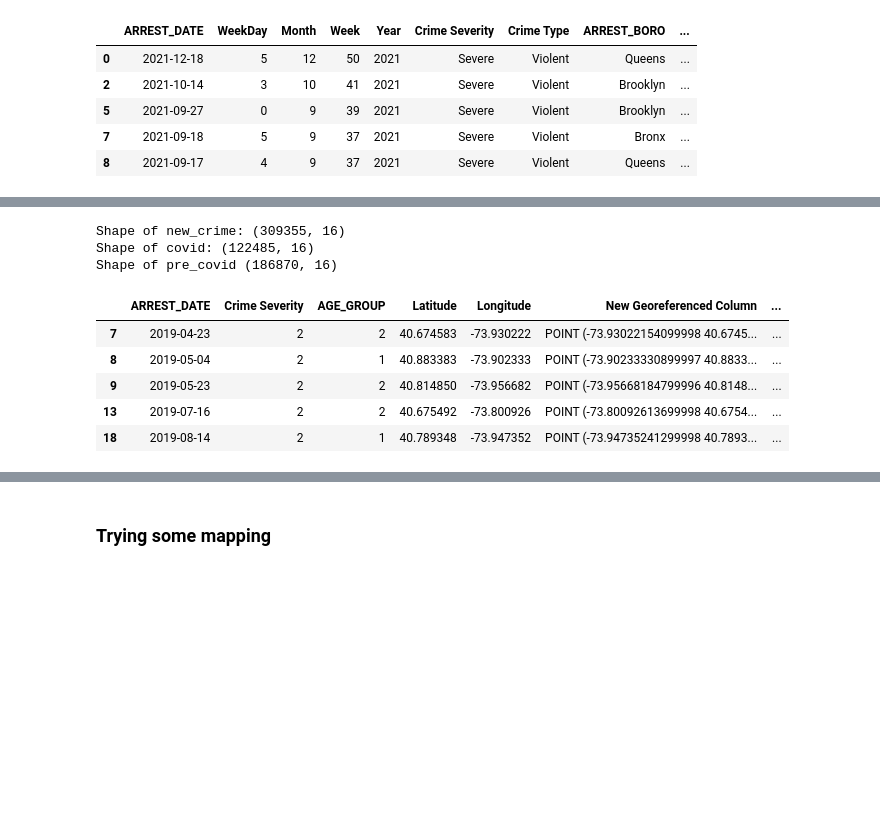
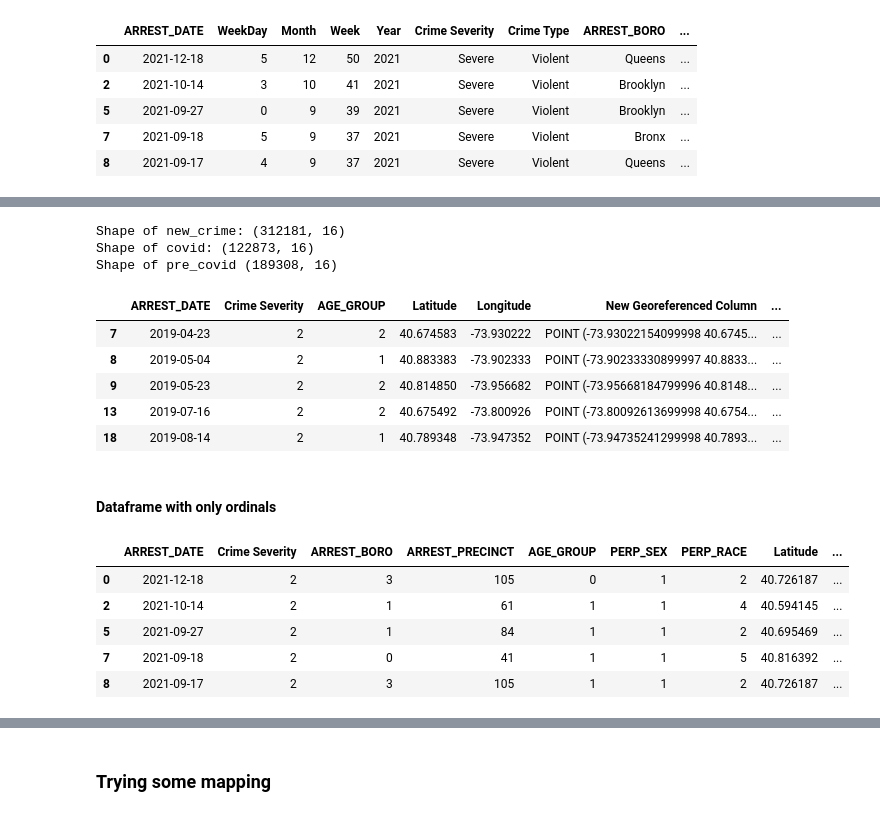
Before and after one commit to MudSnail/MidTerm, a Jupyter notebook: crime_data_preparation_Leah.ipynb, the cells around one changed output, grey strips where cells are left out. Drawn from its saved outputs; the diff is of its cells as text; code cells hidden in the pictures; blank space fills up the shorter version.

```diff
--- a/crime_data_preparation_Leah.ipynb
+++ b/crime_data_preparation_Leah.ipynb
@@ -545,21 +559,27 @@ crime.head()
 # %%
+#Change arrest data order to month/day/year
+crime_db['ARREST_DATE'] = crime_db['ARREST_DATE'].dt.strftime('%m/%d/%Y')
+
+#The above turned it into an onject, turn back to datetime object
+crime_db['ARREST_DATE'] = pd.to_datetime(crime_db['ARREST_DATE'])
+
 #Use ARREST DATE to create 2 DFs and merge for correct periods
-pre_covid = crime.loc[(crime['ARREST_DATE'] >= '2019-03-01') & (crime['ARREST_DATE'] <= '2020-02-28')]
-covid = crime.loc[(crime['ARREST_DATE'] >= '2020-03-01') & (crime['ARREST_DATE'] <= '2021-02-28')]
+pre_covid_db = crime_db.loc[(crime_db['ARREST_DATE'] >= '03/01/2019') & (crime_db['ARREST_DATE'] <= '02/29/2020')]
+covid_db = crime_db.loc[(crime_db['ARREST_DATE'] >= '03/01/2020') & (crime_db['ARREST_DATE'] <= '02/28/2021')]
 
 #Merge
-new_crime = pd.concat([pre_covid, covid], axis = 0)
+new_crime_db = pd.concat([pre_covid_db, covid_db], axis = 0)
 
 #check shape and view
-print("Shape of new_crime:", new_crime.shape)
-print("Shape of covid:", covid.shape)
-print("Shape of pre_covid",pre_covid.shape)
+print("Shape of new_crime:", new_crime_db.shape)
+print("Shape of covid:", covid_db.shape)
+print("Shape of pre_covid",pre_covid_db.shape)
 
-new_crime.head()
+new_crime_db.head()
 # %% [output]
-Shape of new_crime: (309355, 16)
-Shape of covid: (122485, 16)
-Shape of pre_covid (186870, 16)
+Shape of new_crime: (312181, 16)
+Shape of covid: (122873, 16)
+Shape of pre_covid (189308, 16)
 |  | ARREST_DATE | Crime Severity | AGE_GROUP | Latitude | Longitude | New Georeferenced Column | ... |
 | 7 | 2019-04-23 | 2 | 2 | 40.674583 | -73.930222 | POINT (-73.93022154099998 40.6745... | ... |
 | 8 | 2019-05-04 | 2 | 1 | 40.883383 | -73.902333 | POINT (-73.90233330899997 40.8833... | ... |
@@ -575,0 +601,27 @@ pre_covid.to_csv('Data/pre_covid_dataset.csv')
+# %% [markdown]
+#### Dataframe with only ordinals
+# %%
+#First deepcopy and start prepping for dummy and ordinal variables
+crime_2 = copy.deepcopy(crime)
+
+#Drop Weekday, month, week, year, precinct and crime type
+crime_2 = crime_2.drop(['WeekDay', 'Month', 'Week', 'Year', 'Crime Type'], axis=1)
+
+
+#First change crime severity and age group into ordinals
+crime_2 = crime_2.replace({"Crime Severity" : {"Minor" : 0, "Mild" : 1, "Severe": 2},
+                             "AGE_GROUP" : {"18-24" : 0, "25-44" : 1, "45-64":2}, #youngest, middle, oldest ranking
+                            "ARREST_BORO" : {"Bronx":0, "Brooklyn":1, "Manhatten":2, "Queens":3, "Staten Island":4},
+                            "PERP_SEX" : {"F":0, "M":1},
+                            "PERP_RACE" : {"AMERICAN INDIAN/ALASKAN NATIVE":0, "ASIAN / PACIFIC ISLANDER":1,
+                                          "BLACK":2, "BLACK HISPANIC":3, "WHITE":4, "WHITE HISPANIC":5}
+                          })
+#See new table
+crime_2.head()
+# %% [output]
+|  | ARREST_DATE | Crime Severity | ARREST_BORO | ARREST_PRECINCT | AGE_GROUP | PERP_SEX | PERP_RACE | Latitude | ... |
+| 0 | 2021-12-18 | 2 | 3 | 105 | 0 | 1 | 2 | 40.726187 | ... |
+| 2 | 2021-10-14 | 2 | 1 | 61 | 1 | 1 | 4 | 40.594145 | ... |
+| 5 | 2021-09-27 | 2 | 1 | 84 | 1 | 1 | 2 | 40.695469 | ... |
+| 7 | 2021-09-18 | 2 | 0 | 41 | 1 | 1 | 5 | 40.816392 | ... |
+| 8 | 2021-09-17 | 2 | 3 | 105 | 1 | 1 | 2 | 40.726187 | ... |
```
Also changed, not shown: parts of 16 cells of this notebook, 16 other files.
